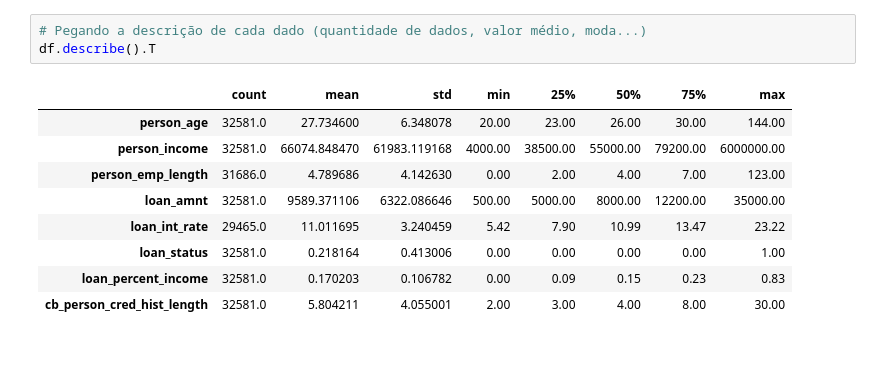
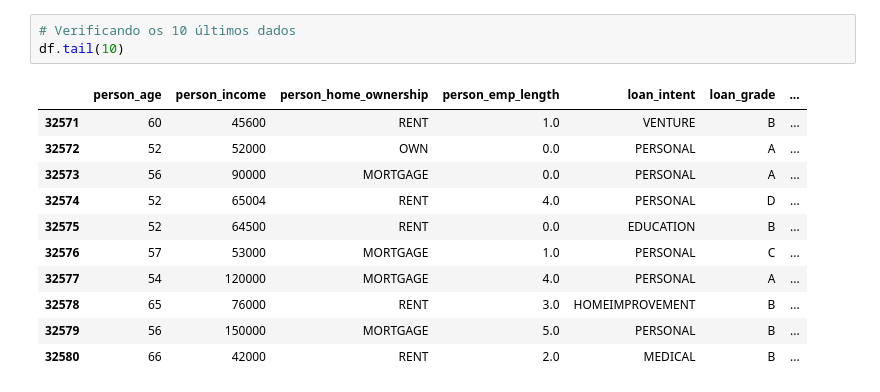
Before and after one commit to deviagomendes/credit-risk-analysis, a Jupyter notebook: Credit_Risk.ipynb, the cells around one changed output. Saved outputs shown, nothing was run; the diff lists cells and outputs as text; blank space fills up the shorter version.

```diff
--- a/Credit_Risk.ipynb
+++ b/Credit_Risk.ipynb
@@ -25,13 +43,15 @@ df.head(5)
-# %%
-# Pegando a descrição de cada dado (quantidade de dados, valor médio, moda...)
-df.describe().T
-# %% [output]
-|  | count | mean | std | min | 25% | 50% | 75% | max |
-| person_age | 32581.0 | 27.734600 | 6.348078 | 20.00 | 23.00 | 26.00 | 30.00 | 144.00 |
-| person_income | 32581.0 | 66074.848470 | 61983.119168 | 4000.00 | 38500.00 | 55000.00 | 79200.00 | 6000000.00 |
-| person_emp_length | 31686.0 | 4.789686 | 4.142630 | 0.00 | 2.00 | 4.00 | 7.00 | 123.00 |
-| loan_amnt | 32581.0 | 9589.371106 | 6322.086646 | 500.00 | 5000.00 | 8000.00 | 12200.00 | 35000.00 |
-| loan_int_rate | 29465.0 | 11.011695 | 3.240459 | 5.42 | 7.90 | 10.99 | 13.47 | 23.22 |
-| loan_status | 32581.0 | 0.218164 | 0.413006 | 0.00 | 0.00 | 0.00 | 0.00 | 1.00 |
-| loan_percent_income | 32581.0 | 0.170203 | 0.106782 | 0.00 | 0.09 | 0.15 | 0.23 | 0.83 |
-| cb_person_cred_hist_length | 32581.0 | 5.804211 | 4.055001 | 2.00 | 3.00 | 4.00 | 8.00 | 30.00 |
+# %%
+# Verificando os 10 últimos dados
+df.tail(10)
+# %% [output]
+|  | person_age | person_income | person_home_ownership | person_emp_length | loan_intent | loan_grade | ... |
+| 32571 | 60 | 45600 | RENT | 1.0 | VENTURE | B | ... |
+| 32572 | 52 | 52000 | OWN | 0.0 | PERSONAL | A | ... |
+| 32573 | 56 | 90000 | MORTGAGE | 0.0 | PERSONAL | A | ... |
+| 32574 | 52 | 65004 | RENT | 4.0 | PERSONAL | D | ... |
+| 32575 | 52 | 64500 | RENT | 0.0 | EDUCATION | B | ... |
+| 32576 | 57 | 53000 | MORTGAGE | 1.0 | PERSONAL | C | ... |
+| 32577 | 54 | 120000 | MORTGAGE | 4.0 | PERSONAL | A | ... |
+| 32578 | 65 | 76000 | RENT | 3.0 | HOMEIMPROVEMENT | B | ... |
+| 32579 | 56 | 150000 | MORTGAGE | 5.0 | PERSONAL | B | ... |
+| 32580 | 66 | 42000 | RENT | 2.0 | MEDICAL | B | ... |
```
Also changed, not shown: parts of 18 cells of this notebook.
